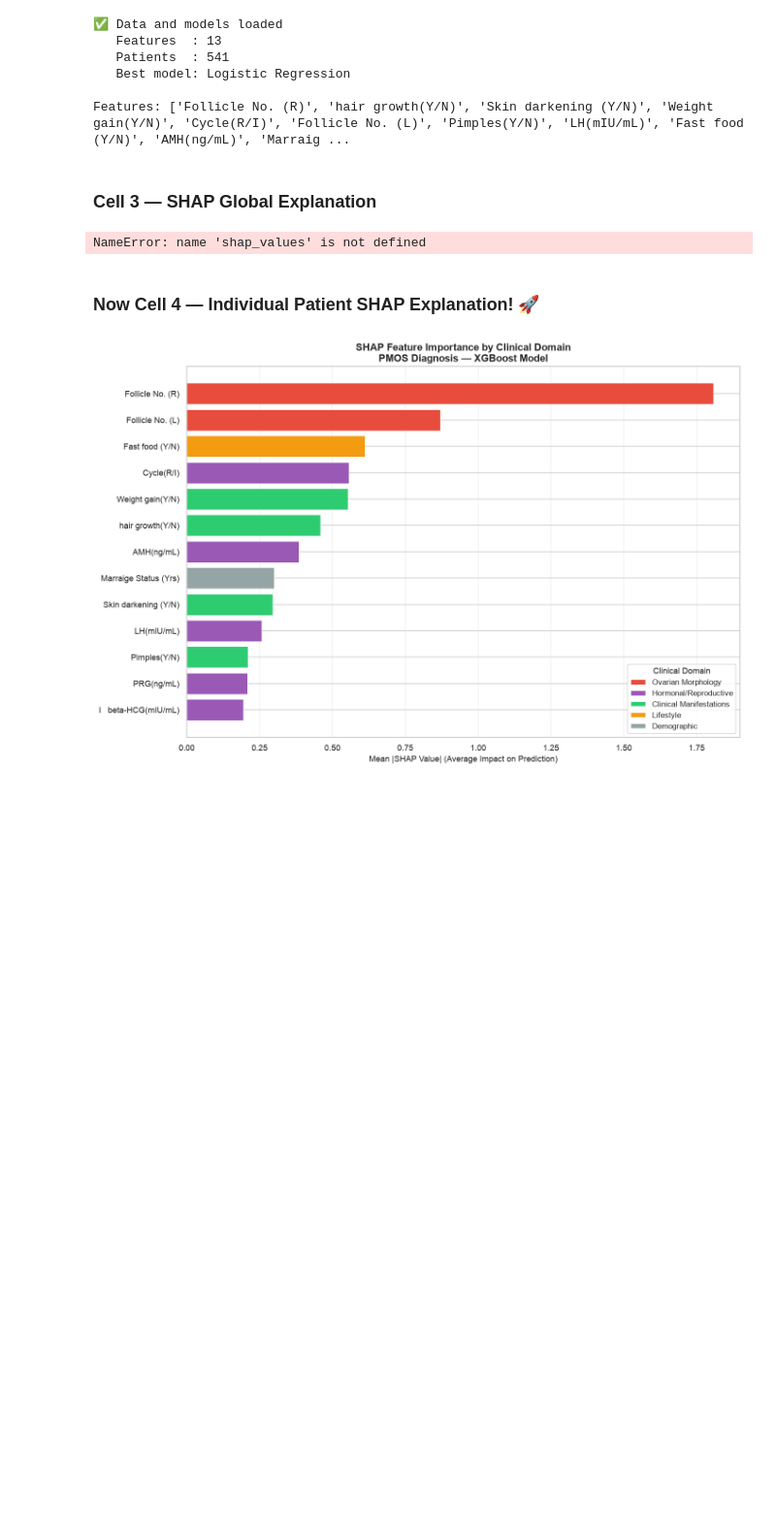
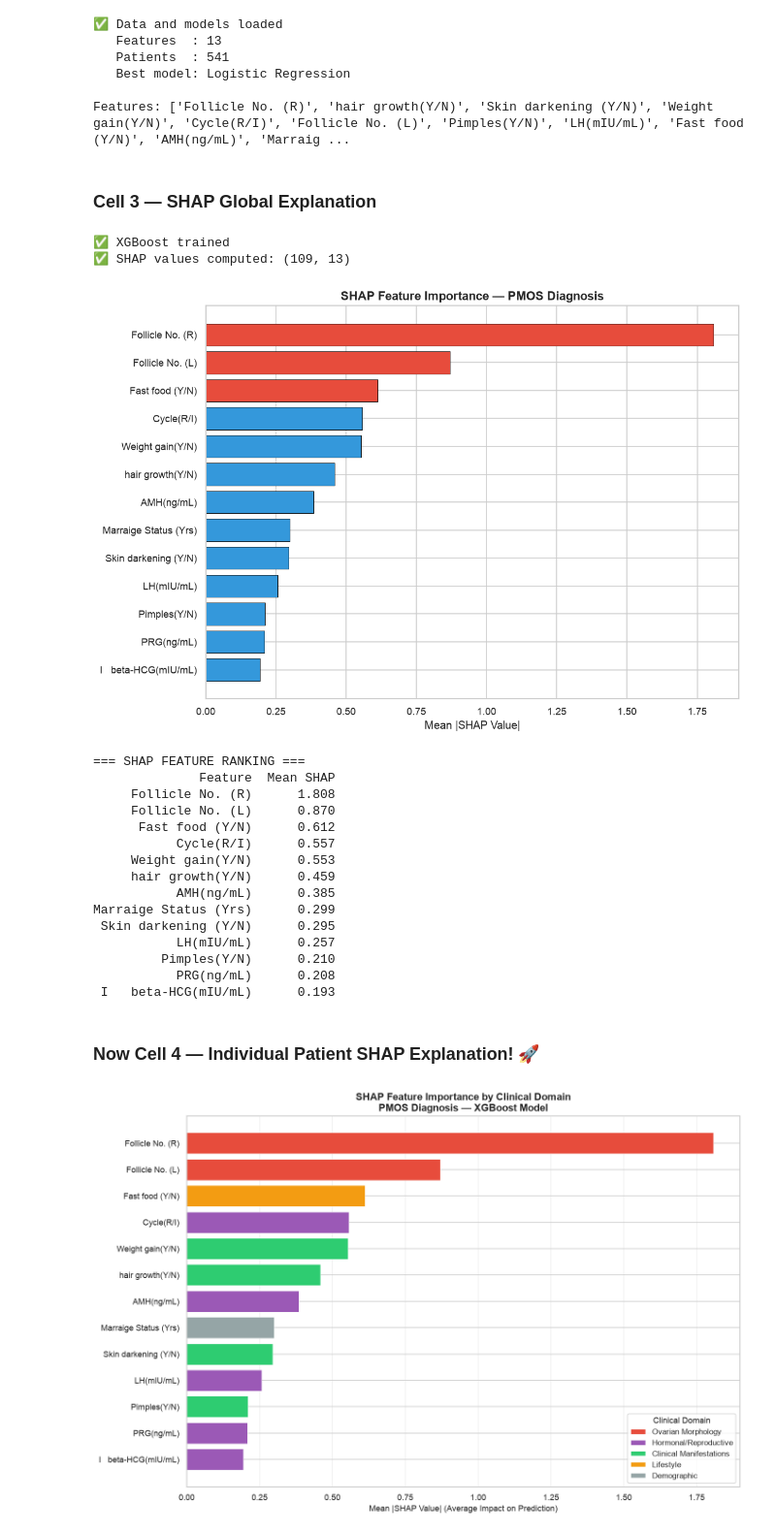
Before and after one commit to annnx7172-cell/PMOS_PROJECT, a Jupyter notebook: notebook/Block7_XAI.ipynb, the cells around one changed output. Shown at 97% size. Drawn from its saved outputs; the diff is of its cells as text; code cells hidden in the pictures; blank space fills up the shorter version.

Commit message:
Block 7 — SHAP and LIME complete, consistent explanations

```diff
--- a/notebook/Block7_XAI.ipynb
+++ b/notebook/Block7_XAI.ipynb
@@ -70,31 +70,63 @@ Features: ['Follicle No. (R)', 'hair growth(Y/N)', 'Skin darkening (Y/N)', 'Weig
 # %% [markdown]
 ### Cell 3 — SHAP Global Explanation
 # %%
-# Alternative SHAP bar plot — works better in VS Code
+# Train XGBoost
+xgb_model = XGBClassifier(
+    n_estimators=100, max_depth=4,
+    learning_rate=0.1, random_state=42,
+    eval_metric='logloss', verbosity=0
+)
+xgb_model.fit(X_train, y_train)
+
+# Compute SHAP values
+explainer = shap.TreeExplainer(xgb_model)
+shap_values = explainer.shap_values(X_test)
+
+print(f'✅ XGBoost trained')
+print(f'✅ SHAP values computed: {shap_values.shape}')
+
+# Bar plot
 shap_importance = pd.DataFrame({
-    'Feature': final_features,
+    'Feature'  : final_features,
     'Mean SHAP': np.abs(shap_values).mean(axis=0)
 }).sort_values('Mean SHAP', ascending=True)
 
 plt.figure(figsize=(10, 7))
 colors = ['#e74c3c' if i >= len(shap_importance)-3
           else '#3498db'
           for i in range(len(shap_importance))]
 plt.barh(shap_importance['Feature'],
          shap_importance['Mean SHAP'],
          color=colors, edgecolor='black', linewidth=0.5)
-plt.xlabel('Mean |SHAP Value| (Average Impact on Prediction)')
+plt.xlabel('Mean |SHAP Value|')
 plt.title('SHAP Feature Importance — PMOS Diagnosis',
           fontsize=13, fontweight='bold')
 plt.tight_layout()
 plt.savefig('outputs/plots/B7_01_shap_importance.png', bbox_inches='tight')
 plt.show()
 
 print('\n=== SHAP FEATURE RANKING ===')
 print(shap_importance.sort_values('Mean SHAP',
       ascending=False).to_string(index=False))
 # %% [output]
-NameError: name 'shap_values' is not defined
+✅ XGBoost trained
+✅ SHAP values computed: (109, 13)
+[figure, added]
+=== SHAP FEATURE RANKING ===
+              Feature  Mean SHAP
+     Follicle No. (R)      1.808
+     Follicle No. (L)      0.870
+      Fast food (Y/N)      0.612
+           Cycle(R/I)      0.557
+     Weight gain(Y/N)      0.553
+     hair growth(Y/N)      0.459
+           AMH(ng/mL)      0.385
+Marraige Status (Yrs)      0.299
+ Skin darkening (Y/N)      0.295
+           LH(mIU/mL)      0.257
+         Pimples(Y/N)      0.210
+           PRG(ng/mL)      0.208
+ I   beta-HCG(mIU/mL)      0.193
 # %% [markdown]
 ### Now Cell 4 — Individual Patient SHAP Explanation! 🚀
 # %%
```
Also changed, not shown: parts of 2 cells of this notebook.
